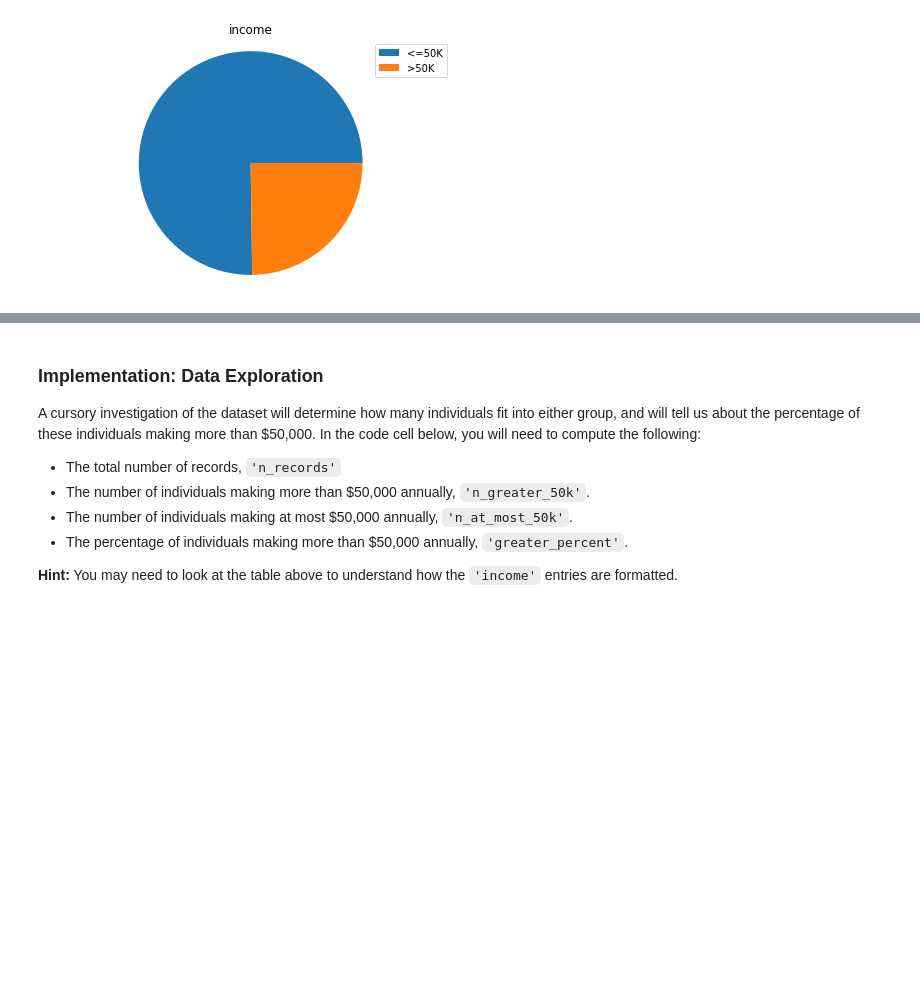
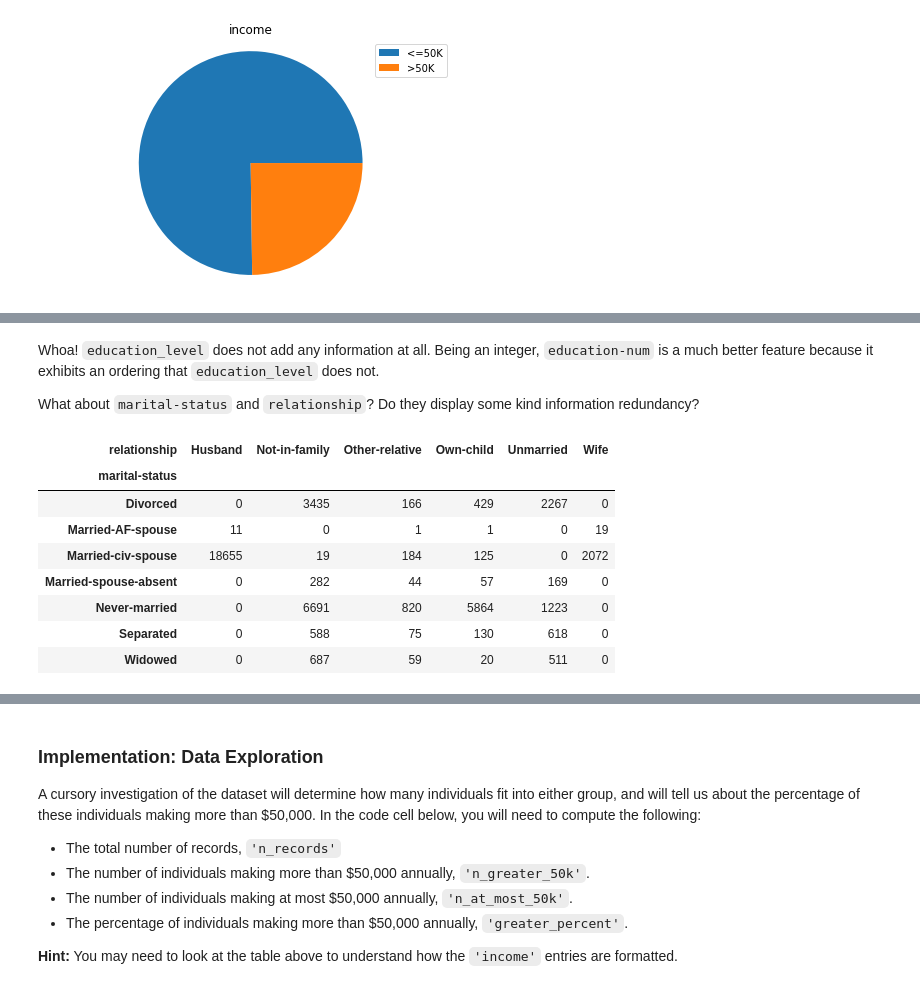
Before and after one commit to fanta-mnix/supervised-learning-charity, a Jupyter notebook: finding_donors.ipynb, the cells around one changed output, grey strips where cells are left out. Drawn from its saved outputs; the diff is of its cells as text; code cells hidden in the pictures; blank space fills up the shorter version.

```diff
--- a/finding_donors.ipynb
+++ b/finding_donors.ipynb
@@ -91,0 +115,16 @@ for column in data:
+# %% [markdown]
+Whoa! `education_level` does not add any information at all. Being an integer, `education-num` is a much better feature because it exhibits an ordering that `education_level` does not.
+
+What about `marital-status` and `relationship`? Do they display some kind information redundancy?
+# %%
+display(pd.crosstab(data['marital-status'], data['relationship']))
+# %% [output]
+| relationship | Husband | Not-in-family | Other-relative | Own-child | Unmarried | Wife |
+| marital-status |  |  |  |  |  |  |
+| Divorced | 0 | 3435 | 166 | 429 | 2267 | 0 |
+| Married-AF-spouse | 11 | 0 | 1 | 1 | 0 | 19 |
+| Married-civ-spouse | 18655 | 19 | 184 | 125 | 0 | 2072 |
+| Married-spouse-absent | 0 | 282 | 44 | 57 | 169 | 0 |
+| Never-married | 0 | 6691 | 820 | 5864 | 1223 | 0 |
+| Separated | 0 | 588 | 75 | 130 | 618 | 0 |
+| Widowed | 0 | 687 | 59 | 20 | 511 | 0 |
```
Also changed, not shown: parts of 11 cells of this notebook, 3 other files.
